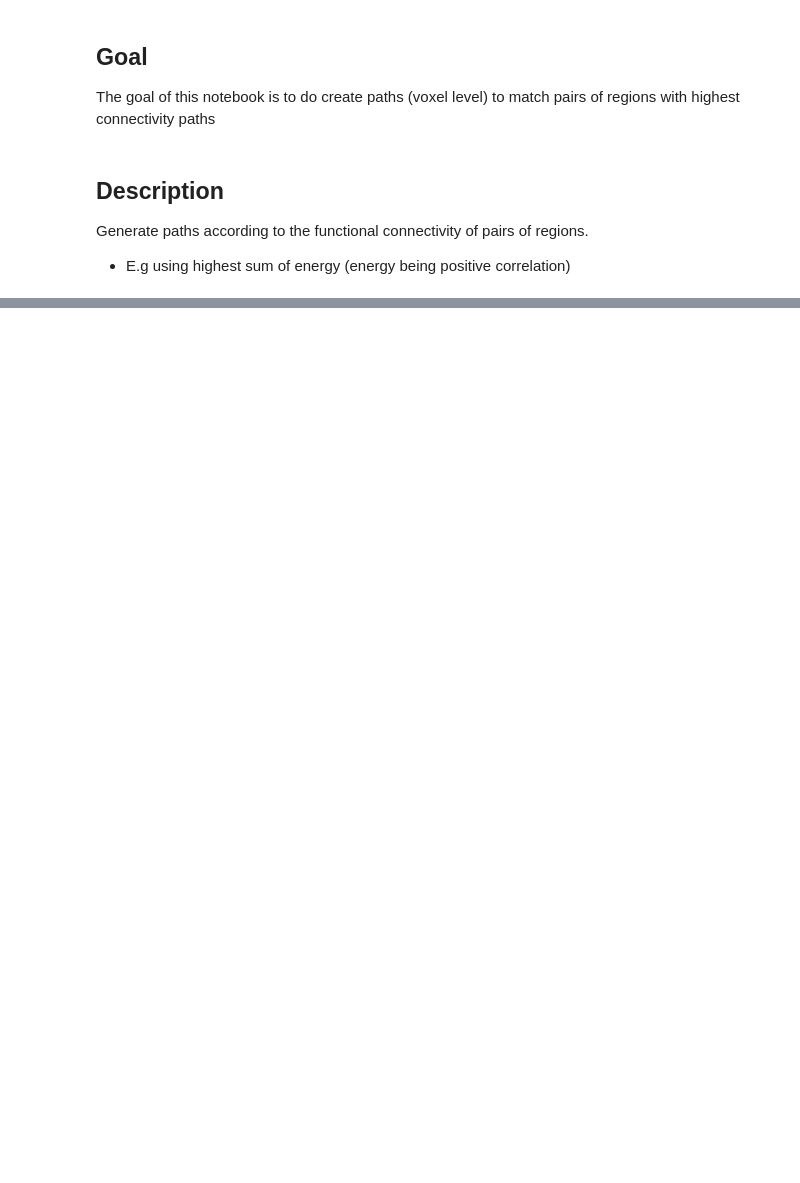
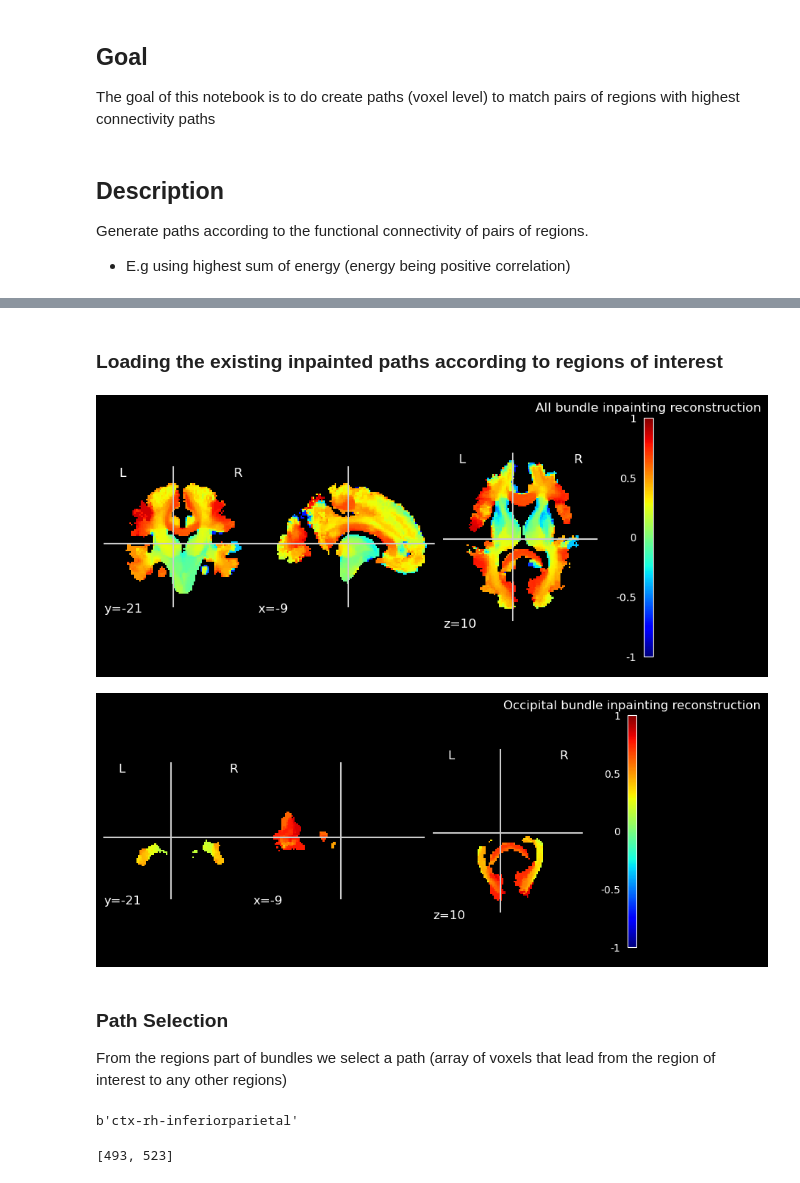
Before and after one commit to miki998/structural_wminpainting, a Jupyter notebook: functional_bundlepath.ipynb, the cells around one changed output, grey strips where cells are left out. Cells and saved outputs as stored; diff of their text form; code cells hidden in the pictures; blank space fills up the shorter version.

Commit message:
added option
ADD: script for inpainting | path creation | modulable for scales of probatlas and for ROI

```diff
--- a/functional_bundlepath.ipynb
+++ b/functional_bundlepath.ipynb
@@ -54,0 +11,36 @@ for k in range(avg_tc.shape[0]):
+# %% [markdown]
+### Loading the existing inpainted paths according to regions of interest
+# %%
+wmall = load('./l2regC_scale1_occipital_30/wm_inpainted_all.pkl')
+wmreg = load('./l2regC_scale1_occipital_30/wm_inpainted_rec.pkl')
+
+rest_runs = os.listdir('../atlas_data/rstfMRI_eg/rst_fmri_moviedata/')
+rst_vols = [nib.load('../atlas_data/rstfMRI_eg/rst_fmri_moviedata/{}'.format(run)) for run in rest_runs]
+rest_affine = rst_vols[0].affine
+
+connFilename = '../atlas_data/fiber_atlas/probconnatlas/wm.connatlas.scale1.h5'
+hf = h5py.File(connFilename, 'r')
+
+centers = np.array(hf.get('header').get('gmcoords'))
+nsubject = hf.get('header').get('nsubjects')[()]
+gmregions_names = hf.get('header').get('gmregions')[()]
+nb_regions = len(gmregions_names)
+bundle_affine = np.array(hf.get('header').get('affine'))[()]
+# %%
+cmap = mpl.colormaps.get_cmap('jet')
+cmap.set_extremes(under='black', over='black')
+plot_epi(nib.Nifti1Image(wmall, affine=rest_affine),colorbar=True, cut_coords=(-9,-21,10),
+         cmap=cmap, vmin=-1, vmax=1)
+plt.title('All bundle inpainting reconstruction', color='white')
+plt.show()
+
+plot_epi(nib.Nifti1Image(wmreg, affine=rest_affine),colorbar=True, cut_coords=(-9,-21,10),
+         cmap=cmap, vmin=-1, vmax=1)
+plt.title('Occipital bundle inpainting reconstruction', color='white')
+plt.show()
+# %% [output]
+[figure, added]
+[figure, added]
+# %% [markdown]
+### Path Selection
+From the regions part of bundles we select a path (array of voxels that lead from the region of interest to any other regions)
@@ -54,0 +65,15 @@ for k in range(avg_tc.shape[0]):
+# %%
+# get_path from given index to region of interest
+tidx = 18
+print(gmregions_names[tidx])
+bundle_index_target = []
+for k in range(len(bundles_labels)):
+    i,j = bundles_labels[k]
+    cond1 = ((i in index_of_interest) or (j in index_of_interest))
+    cond2 = (i==tidx) or (j==tidx)
+    if cond1 and cond2:
+        bundle_index_target.append(k)
+bundle_index_target
+# %% [output]
+b'ctx-rh-inferiorparietal'
+[493, 523]
```
Also changed, not shown: parts of 11 cells of this notebook, 5 other files.
